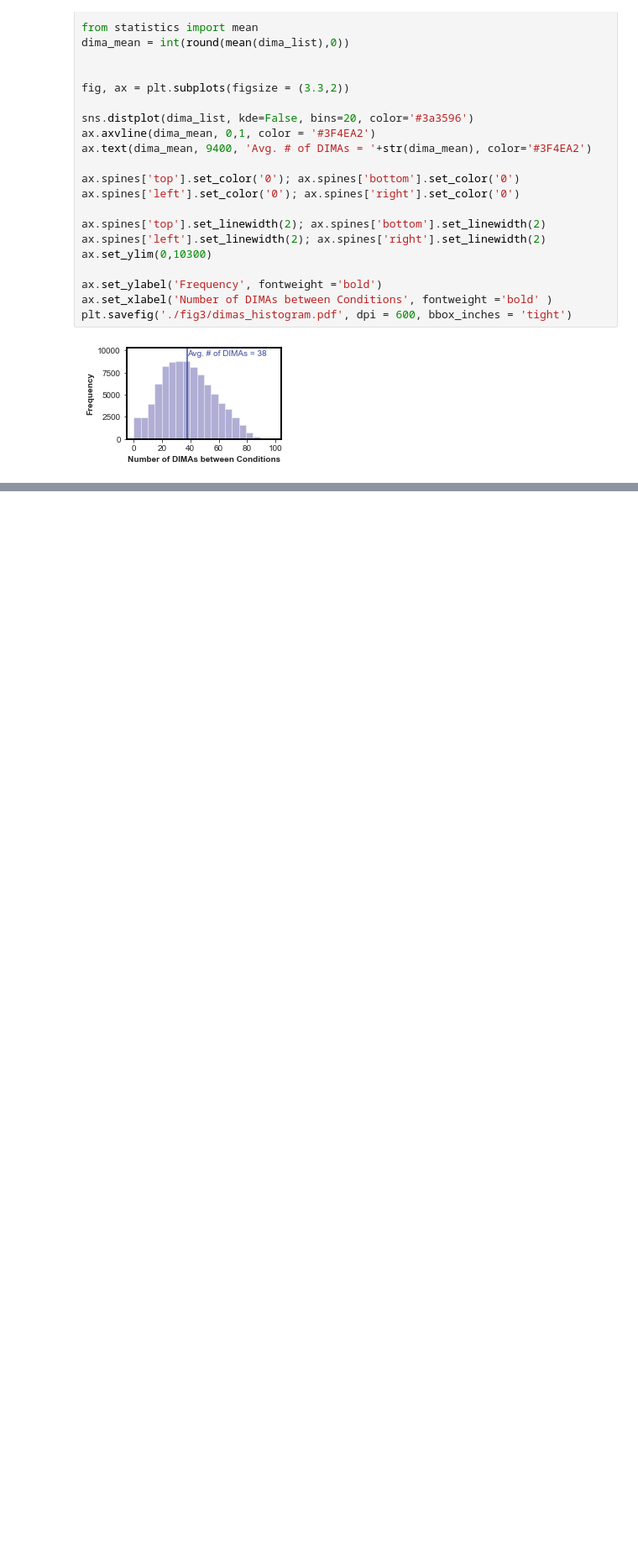
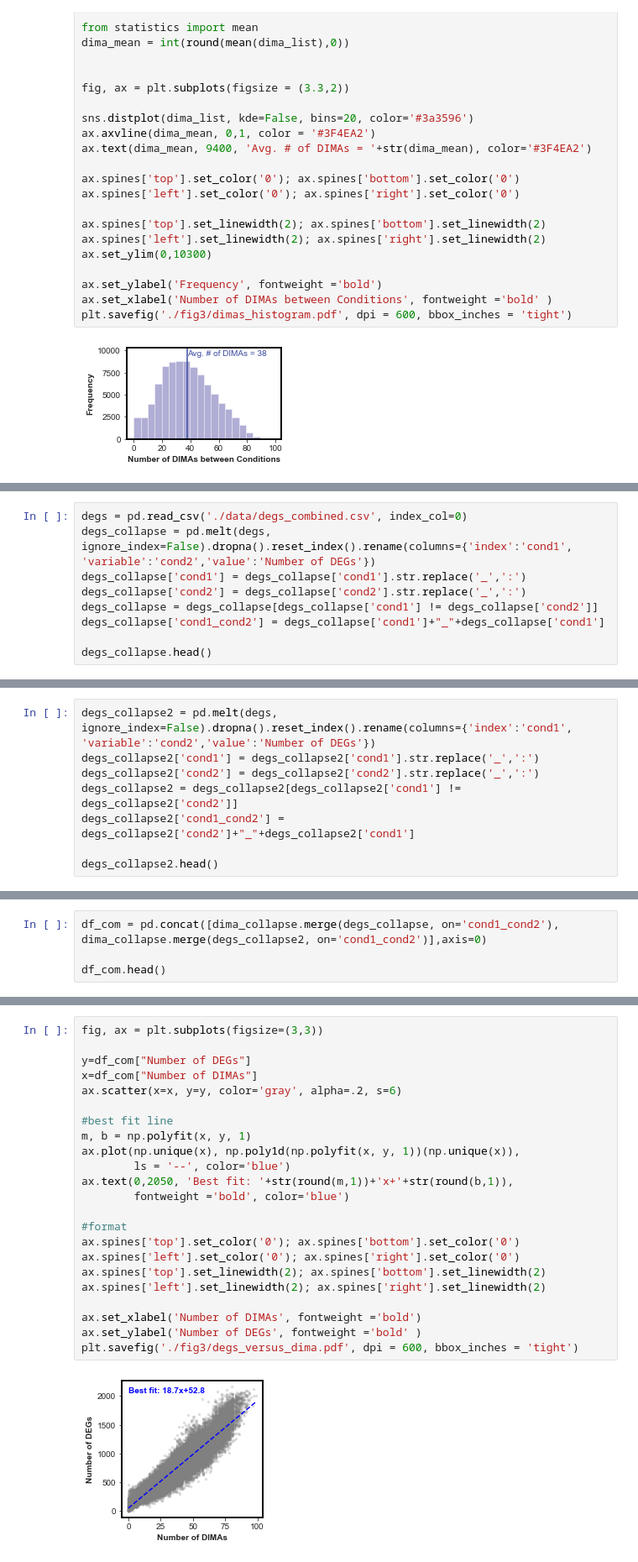
Before and after one commit to SBRG/precise2, a Jupyter notebook: notebooks/figure3_DIMA_and_figure4_ygev.ipynb, the cells around one changed output, grey strips where cells are left out. Shown at 84% size. Cells and saved outputs as stored; diff of their text form; blank space fills up the shorter version.

Commit message:
DEGs versus DIMAs

```diff
--- a/notebooks/figure3_DIMA_and_figure4_ygev.ipynb
+++ b/notebooks/figure3_DIMA_and_figure4_ygev.ipynb
@@ -677,0 +693,9 @@ plt.savefig('./fig3/dimas_histogram.pdf', dpi = 600, bbox_inches = 'tight')
+# %%
+degs = pd.read_csv('./data/degs_combined.csv', index_col=0)
+degs_collapse = pd.melt(degs, ignore_index=False).dropna().reset_index().rename(columns={'index':'cond1', 'variable':'cond2','value':'Number of DEGs'})
+degs_collapse['cond1'] = degs_collapse['cond1'].str.replace('_',':')
+degs_collapse['cond2'] = degs_collapse['cond2'].str.replace('_',':')
+degs_collapse = degs_collapse[degs_collapse['cond1'] != degs_collapse['cond2']]
+degs_collapse['cond1_cond2'] = degs_collapse['cond1']+"_"+degs_collapse['cond1']
+
+degs_collapse.head()
@@ -677,0 +709,8 @@ plt.savefig('./fig3/dimas_histogram.pdf', dpi = 600, bbox_inches = 'tight')
+# %%
+degs_collapse2 = pd.melt(degs, ignore_index=False).dropna().reset_index().rename(columns={'index':'cond1', 'variable':'cond2','value':'Number of DEGs'})
+degs_collapse2['cond1'] = degs_collapse2['cond1'].str.replace('_',':')
+degs_collapse2['cond2'] = degs_collapse2['cond2'].str.replace('_',':')
+degs_collapse2 = degs_collapse2[degs_collapse2['cond1'] != degs_collapse2['cond2']]
+degs_collapse2['cond1_cond2'] = degs_collapse2['cond2']+"_"+degs_collapse2['cond1']
+
+degs_collapse2.head()
@@ -677,0 +724,4 @@ plt.savefig('./fig3/dimas_histogram.pdf', dpi = 600, bbox_inches = 'tight')
+# %%
+df_com = pd.concat([dima_collapse.merge(degs_collapse, on='cond1_cond2'), dima_collapse.merge(degs_collapse2, on='cond1_cond2')],axis=0)
+
+df_com.head()
@@ -677,0 +735,25 @@ plt.savefig('./fig3/dimas_histogram.pdf', dpi = 600, bbox_inches = 'tight')
+# %%
+fig, ax = plt.subplots(figsize=(3,3))
+
+y=df_com["Number of DEGs"]
+x=df_com["Number of DIMAs"]
+ax.scatter(x=x, y=y, color='gray', alpha=.2, s=6)
+
+#best fit line
+m, b = np.polyfit(x, y, 1)
+ax.plot(np.unique(x), np.poly1d(np.polyfit(x, y, 1))(np.unique(x)),
+        ls = '--', color='blue')
+ax.text(0,2050, 'Best fit: '+str(round(m,1))+'x+'+str(round(b,1)),
+        fontweight ='bold', color='blue')
+
+#format
+ax.spines['top'].set_color('0'); ax.spines['bottom'].set_color('0')
+ax.spines['left'].set_color('0'); ax.spines['right'].set_color('0')
+ax.spines['top'].set_linewidth(2); ax.spines['bottom'].set_linewidth(2)
+ax.spines['left'].set_linewidth(2); ax.spines['right'].set_linewidth(2)
+
+ax.set_xlabel('Number of DIMAs', fontweight ='bold')
+ax.set_ylabel('Number of DEGs', fontweight ='bold' )
+plt.savefig('./fig3/degs_versus_dima.pdf', dpi = 600, bbox_inches = 'tight')
+# %% [output]
+[figure, added]
```
Also changed, not shown: parts of 4 cells of this notebook, 1 other file.
